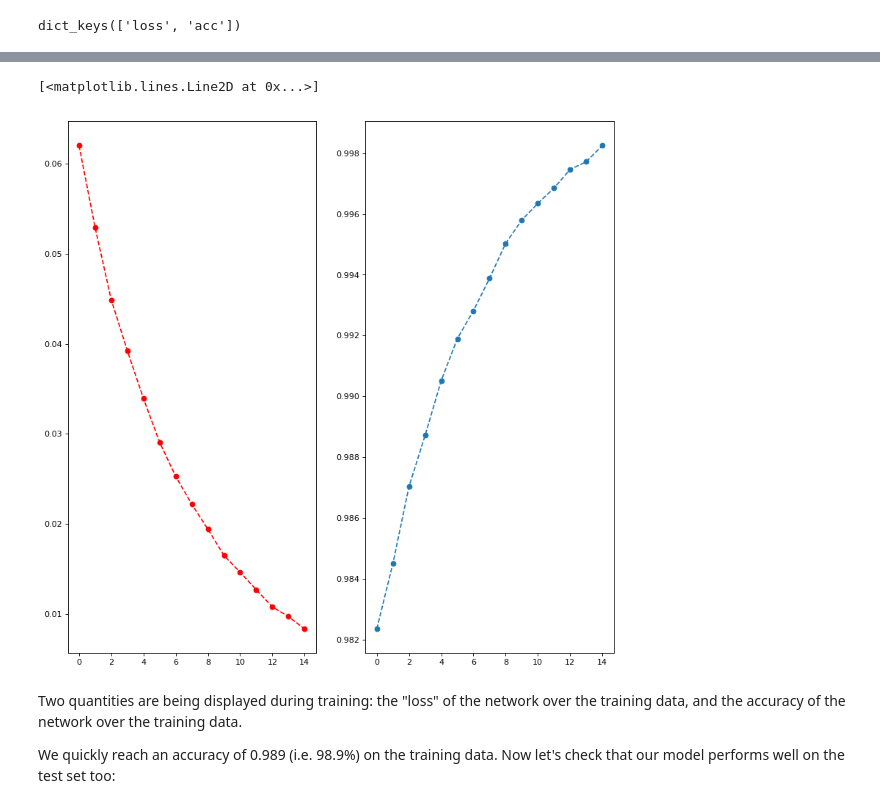
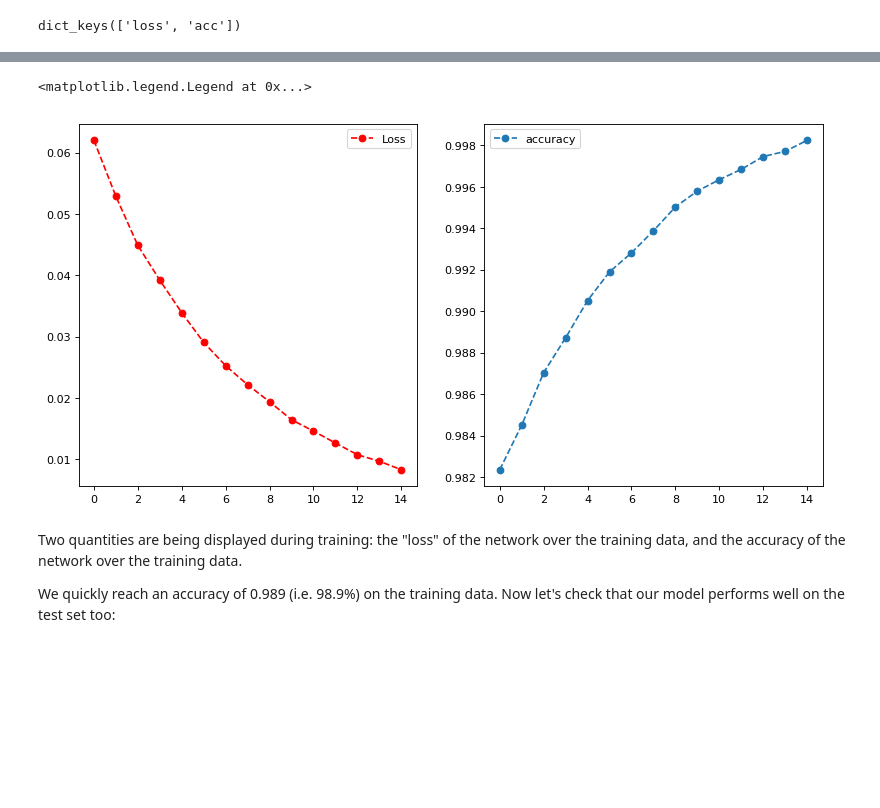
Before and after one commit to CurtinIDS/cic-ml-intermediate-workshop, a Jupyter notebook: notebooks/python/2.1-a-first-look-at-a-neural-network.ipynb, the cells around one changed output, grey strips where cells are left out. Saved outputs shown, nothing was run; the diff lists cells and outputs as text; code cells hidden in the pictures; blank space fills up the shorter version.

Commit message:
added loss and acc curves to lesson1

```diff
--- a/notebooks/python/2.1-a-first-look-at-a-neural-network.ipynb
+++ b/notebooks/python/2.1-a-first-look-at-a-neural-network.ipynb
@@ -195,10 +196,12 @@ pylab.plot(history_dict['acc'], 'o--')
 # %%
 f, (ax1, ax2) = pylab.subplots(1, 2, figsize=(12, 6), dpi= 80)
 ax1.plot(history_dict['loss'], 'o--', color='r', label='Loss')
-ax2.plot(history_dict['acc'], 'o--')
+ax1.legend()
+ax2.plot(history_dict['acc'], 'o--', label='accuracy')
+ax2.legend()
 # %% [output]
-[<matplotlib.lines.Line2D at 0x...>]
+<matplotlib.legend.Legend at 0x...>
-[figure, old version]
+[figure, new version]
 # %% [markdown]
 Two quantities are being displayed during training: the "loss" of the network over the training data, and the accuracy of the network over
 the training data.
```
Also changed, not shown: parts of 11 cells of this notebook.
